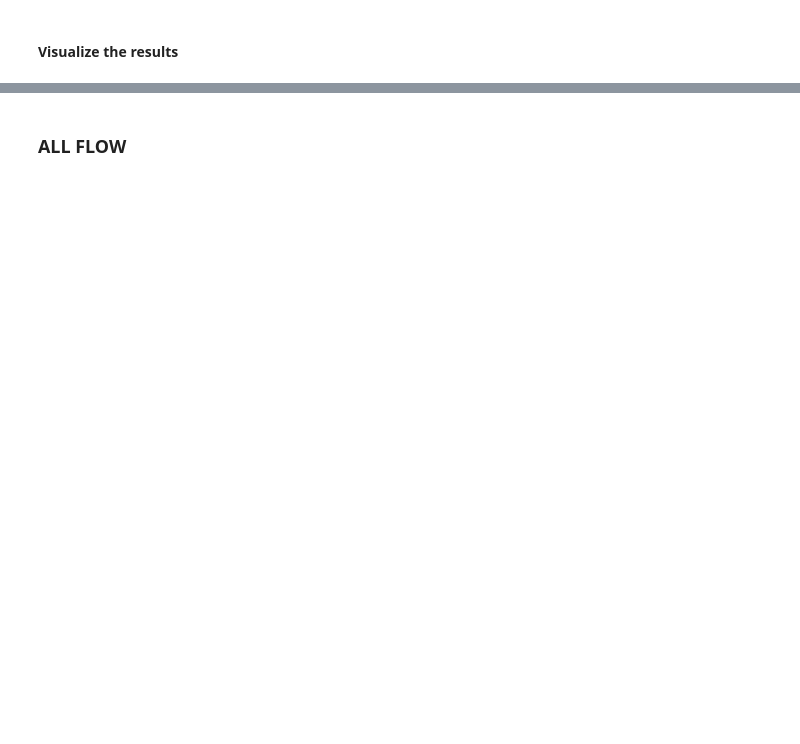
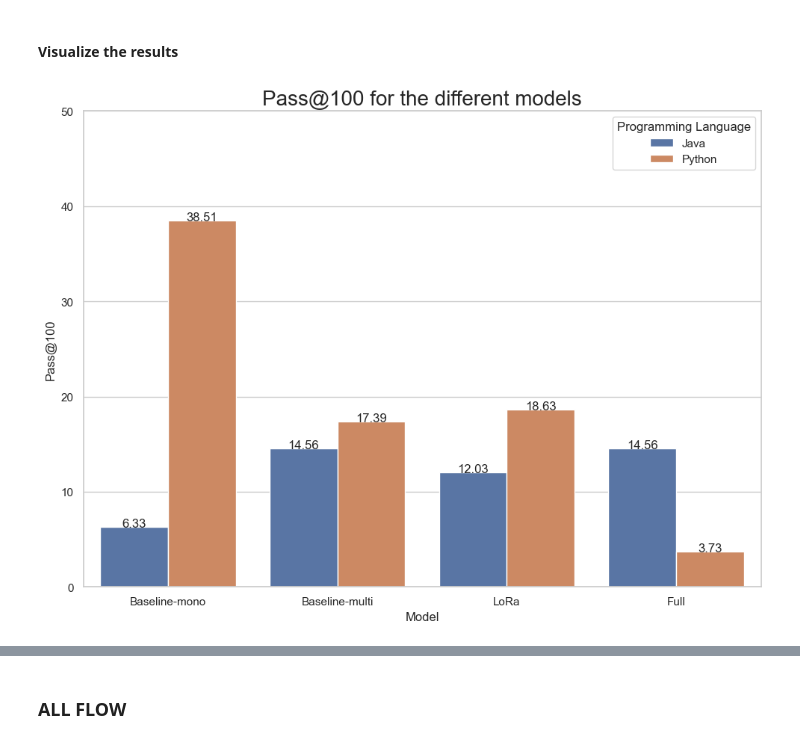
Before and after one commit to ammarnasr/LLM-for-code-intelligence, a Jupyter notebook: Evaluation/MultiPL-E/demo.ipynb, the cells around one changed output, grey strips where cells are left out. Cells and saved outputs as stored; diff of their text form; code cells hidden in the pictures; blank space fills up the shorter version.

```diff
--- a/Evaluation/MultiPL-E/demo.ipynb
+++ b/Evaluation/MultiPL-E/demo.ipynb
@@ -129,52 +129,52 @@ for model in results.keys():
     dict_df['programming_language'].append(programming_language)
 
 df = pd.DataFrame(dict_df)
 
 #Drop the dataset column
 df = df.drop(columns=['dataset'])
 
 #Drop the min_completions and max_completions columns
 df = df.drop(columns=['min_completions', 'max_completions'])
 
 #Drop the num_problems column
 # df = df.drop(columns=['num_problems'])
 
 #Drop the LoRa-V3-2000 model
 df = df[df['model'] != 'LoRa-V3-2000']
 
 #Drop the LoRa-V5-1000 model
 df = df[df['model'] != 'LoRa-V5-1000']
 
+#Multiply the pass@10 and pass@100 by 100
+df['pass@10'] = df['pass@10'] * 100
+df['pass@100'] = df['pass@100'] * 100
+
+#Rename programming_language column to Programming Language, model to Model and pass@10 to Pass@10 and pass@100 to Pass@100
+df = df.rename(columns={'programming_language': 'Programming Language'})
+df = df.rename(columns={'model': 'Model'})
+df = df.rename(columns={'pass@10': 'Pass@10'})
+df = df.rename(columns={'pass@100': 'Pass@100'})
+
+#Rename java to Java and python to Python
+df['Programming Language'] = df['Programming Language'].replace({'java': 'Java', 'python': 'Python'})
+
+
+
 #Plot the results
 sns.set_theme(style="whitegrid")
-ax = sns.barplot(x="model", y="pass@10", hue="programming_language", data=df)
+ax = sns.barplot(x="Model", y="Pass@100", hue="Programming Language", data=df)
 ax.set_xticklabels(ax.get_xticklabels(), rotation=0)
-#set the y axis to start at 0 and end at 0.5
-plt.ylim(0, 0.5)
+#set the y axis to start at 0 and end at 50
+plt.ylim(0, 50)
 #writer the y values on top of the bars
 for p in ax.patches:
     height = p.get_height()
     ax.text(p.get_x()+p.get_width()/2.,
             height + 0.01,
             '{:1.2f}'.format(height),
             ha="center")
-#plot the legend outside the plot
-plt.legend(bbox_to_anchor=(1.05, 1), loc=2, borderaxespad=0.)
+#Add a title in bigger font
+plt.title('Pass@100 for the different models', fontsize=20)
 plt.show()
-
-#Plot the results
-sns.set_theme(style="whitegrid")
-ax = sns.barplot(x="model", y="pass@100", hue="programming_language", data=df)
-ax.set_xticklabels(ax.get_xticklabels(), rotation=0)
-#set the y axis to start at 0 and end at 0.5
-plt.ylim(0, 0.5)
-#writer the y values on top of the bars
-for p in ax.patches:
-    height = p.get_height()
-    ax.text(p.get_x()+p.get_width()/2.,
-            height + 0.01,
-            '{:1.2f}'.format(height),
-            ha="center")
-#plot the legend outside the plot
-plt.legend(bbox_to_anchor=(1.05, 1), loc=2, borderaxespad=0.)
-plt.show()
+# %% [output]
+[figure, added]
```
Also changed, not shown: parts of 5 cells of this notebook, 7 other files.
